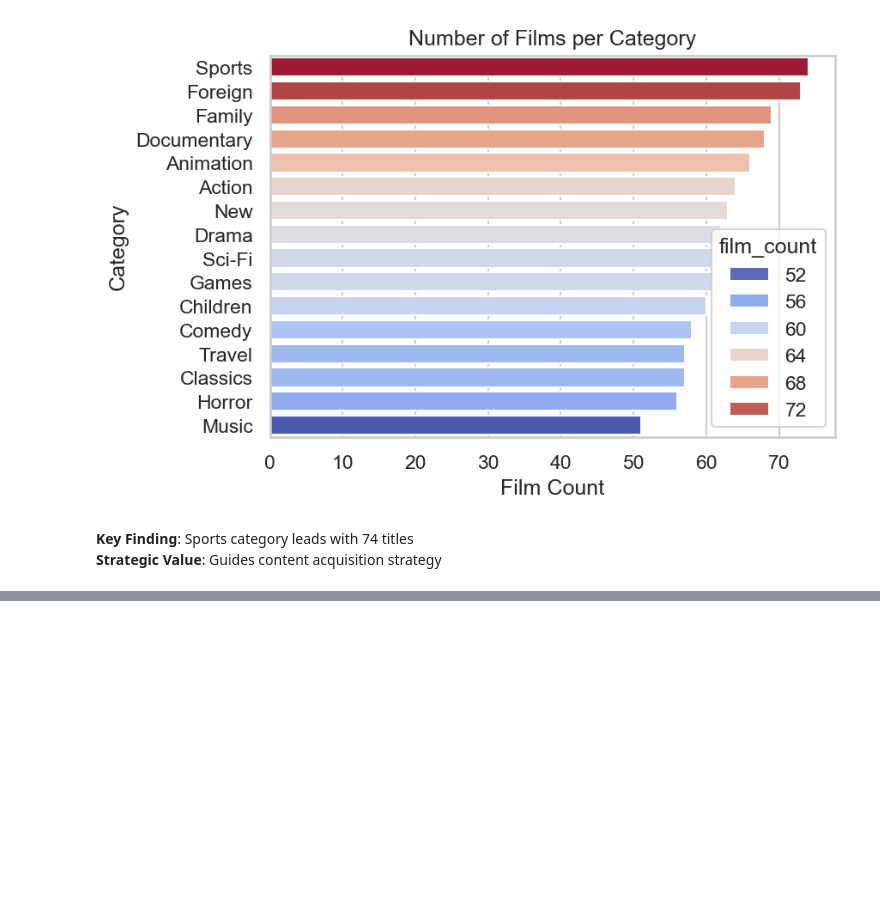
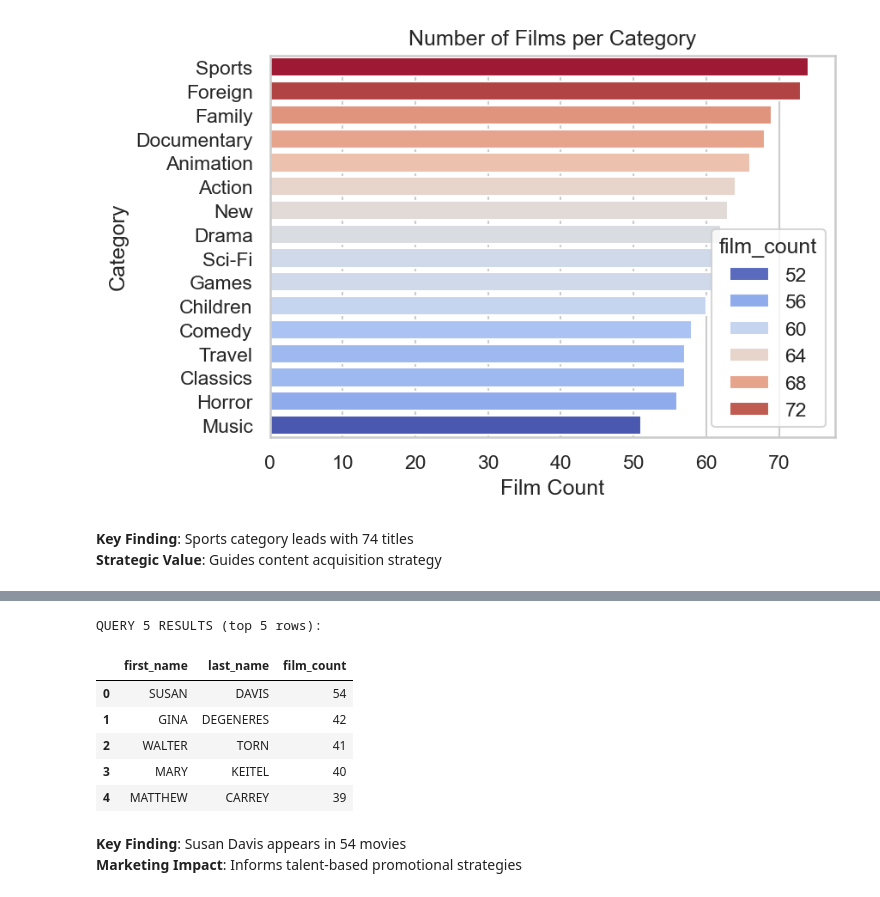
Before and after one commit to dr-ridwanoladipo/sql_business_analysis, a Jupyter notebook: business_analysis.ipynb, the cells around one changed output, grey strips where cells are left out. Saved outputs shown, nothing was run; the diff lists cells and outputs as text; code cells hidden in the pictures; blank space fills up the shorter version.

Commit message:
actor participation analysis

```diff
--- a/business_analysis.ipynb
+++ b/business_analysis.ipynb
@@ -226,0 +233,26 @@ QUERY 4 RESULTS:
+# %%
+q5 = """
+SELECT
+    a.first_name,
+    a.last_name,
+    COUNT(*) as film_count
+FROM actor a
+LEFT JOIN film_actor fa ON fa.actor_id = a.actor_id
+LEFT JOIN film f ON fa.film_id = f.film_id
+GROUP BY a.first_name, a.last_name
+ORDER BY film_count DESC;
+"""
+df5 = run_query(q5)
+print("QUERY 5 RESULTS (top 5 rows):")
+display(df5.head(5))
+# %% [output]
+QUERY 5 RESULTS (top 5 rows):
+|  | first_name | last_name | film_count |
+| 0 | SUSAN | DAVIS | 54 |
+| 1 | GINA | DEGENERES | 42 |
+| 2 | WALTER | TORN | 41 |
+| 3 | MARY | KEITEL | 40 |
+| 4 | MATTHEW | CARREY | 39 |
+# %% [markdown]
+**Key Finding**: Susan Davis appears in 54 movies
+**Marketing Impact**: Informs talent-based promotional strategies
```
Also changed, not shown: parts of 1 cell of this notebook.
